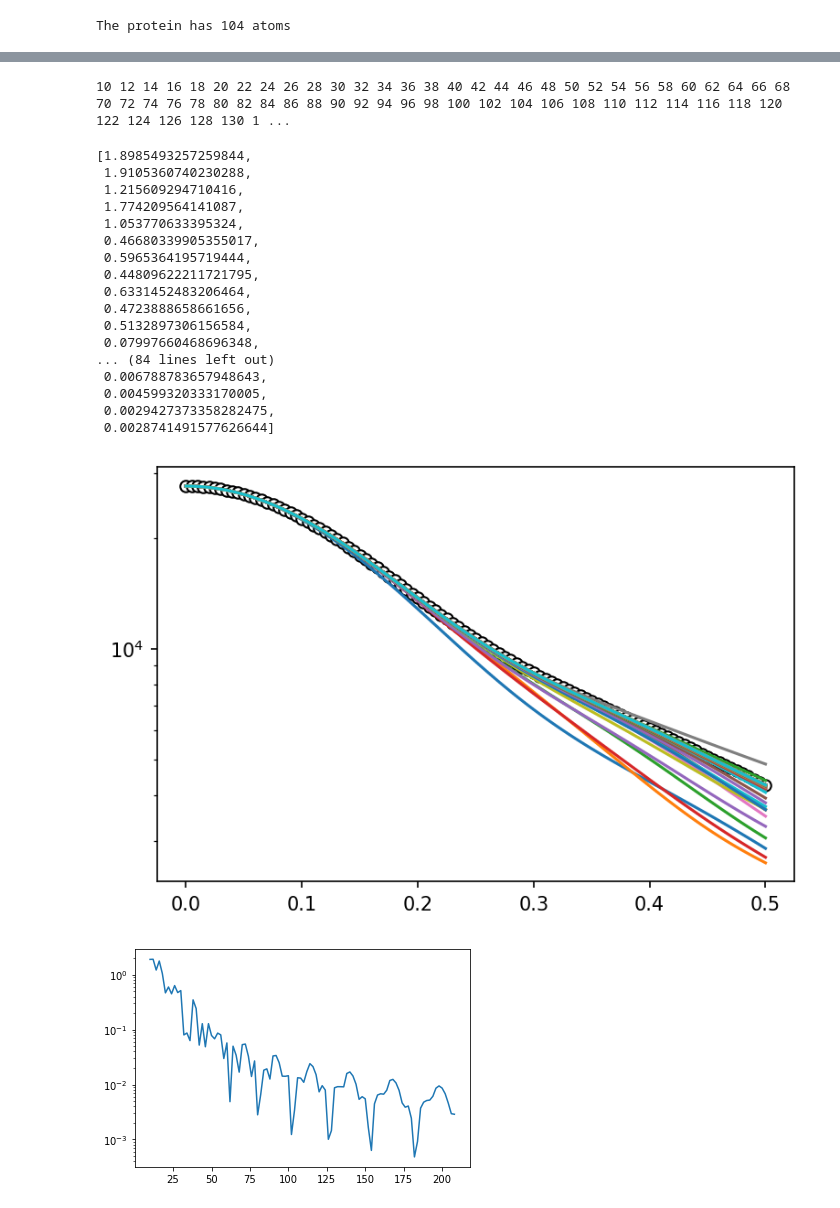
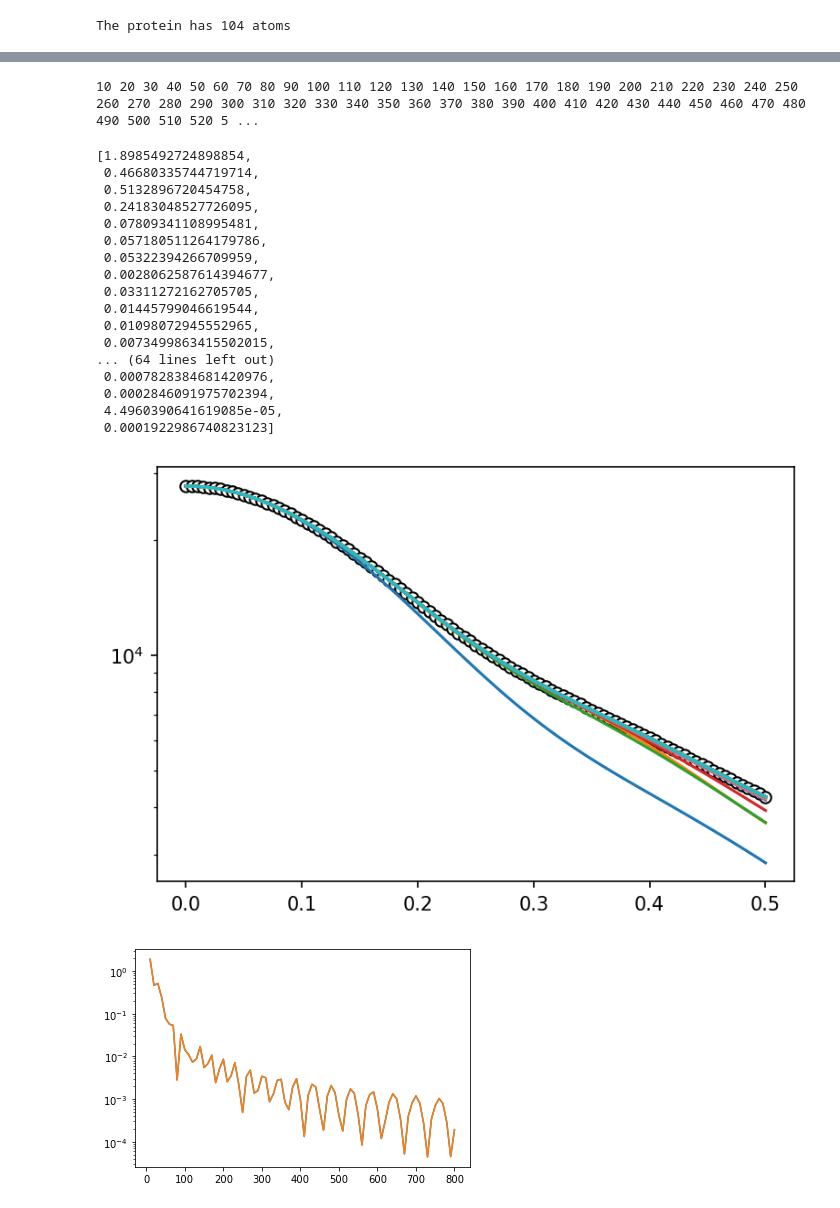
Before and after one commit to arnoldchan1/XS_calc, a Jupyter notebook: Test_spherical_harmonics.ipynb, the cells around one changed output, grey strips where cells are left out. Saved outputs shown, nothing was run; the diff lists cells and outputs as text; code cells hidden in the pictures.

Commit message:
Center xyz before exp eval, test numba and failed

```diff
--- a/Test_spherical_harmonics.ipynb
+++ b/Test_spherical_harmonics.ipynb
@@ -60,8 +60,14 @@ array([8176961.42066028, 8162174.47260291, 8117965.06670414,
 importlib.reload(XS_calc) # This reloads XS_calc
 from XS_calc import *     # This updates the functions in XS_calc
 
-def frame_XS_calc_exp(frame, env, mea, num_q_pt = 200, ignoreSASA=False, timing=False):
+def frame_XS_calc_exp(frame, env, mea, num_q_pt=200, center_xyz=True, ignoreSASA=False, timing=False):
     q_sphere = raster_unit_sphere(num_q_pt)
+
+    # Center xyz
+    if center_xyz:
+        xyz = frame.xyz - np.mean(frame.xyz, axis=0)
+    else:
+        xyz = frame.xyz
 
     t0 = time.time()
     if not ignoreSASA:
@@ -75,7 +81,7 @@ def frame_XS_calc_exp(frame, env, mea, num_q_pt = 200, ignoreSASA=False, timing=
     XS = np.zeros(np.shape(mea.q))
 
     for idx, q in enumerate(mea.q):
-        A = np.sum(FF_q[:,idx] * np.exp(-(1j) * q * np.dot(q_sphere, frame.xyz.T)), axis=1)
+        A = np.sum(FF_q[:,idx] * np.exp(-(1j) * q * np.dot(q_sphere, xyz.T)), axis=1)
         XS[idx] = np.mean(np.abs(A)**2)
     t3 = time.time()
     if timing:
@@ -130,8 +193,8 @@ def frame_XS_calc_fast(frame, env, mea, ignoreSASA=False, timing=False): # Calcu
 # %%
-U = mda.Universe('data/Ala10.pdb')
+U = mda.Universe('data/6lyz.pdb')
 traj = Trajectory(U, selection='protein', match_FoXS=False)
 frame = traj.Frames[0]
 env = Environment(c2=2)
 mea = Measurement(q = np.linspace(0.00, 0.5, num=101))
-# frame.SASA_calc(env, force_recalc=True)
+frame.SASA_calc(env, force_recalc=True)
 # %% [output]
@@ -185,35 +245,35 @@ plt.yscale('log')
 # %%
 XS2_diag = []
-XS2_error = []
-q_range = list(range(10, 210, 2))
+XS2_error2 = []
+q_range = list(range(10, 210, 10))
 for i in q_range:
     print(i, end=' ')
-    XS2_this = frame_XS_calc_exp(frame, env, mea, num_q_pt=i, timing=False)
+    XS2_this = frame_XS_calc_exp(frame, env, mea, num_q_pt=i, center_xyz=False, timing=False)
 #     print(XS2_this)
     XS2_diag.append(XS2_this)
-    XS2_error.append(np.sqrt(np.sum(((XS2_this - XS)/XS)**2)))
+    XS2_error2.append(np.sqrt(np.sum(((XS2_this - XS)/XS)**2)))
 # %% [output]
-10 12 14 16 18 20 22 24 26 28 30 32 34 36 38 40 42 44 46 48 50 52 54 56 58 60 62 64 66 68 70 72 74 76 78 80 82 84 86 88 90 92 94 96 98 100 102 104 106 108 110 112 114 116 118 120 122 124 126 128 130 1 ...
+10 20 30 40 50 60 70 80 90 100 110 120 130 140 150 160 170 180 190 200 210 220 230 240 250 260 270 280 290 300 310 320 330 340 350 360 370 380 390 400 410 420 430 440 450 460 470 480 490 500 510 520 5 ...
 # %%
 XS2_error
 # %% [output]
-[1.8985493257259844,
- 1.9105360740230288,
- 1.215609294710416,
- 1.774209564141087,
- 1.053770633395324,
- 0.46680339905355017,
- 0.5965364195719444,
- 0.44809622211721795,
- 0.6331452483206464,
- 0.4723888658661656,
- 0.5132897306156584,
- 0.07997660468696348,
-... (84 lines left out)
- 0.006788783657948643,
- 0.004599320333170005,
- 0.0029427373358282475,
- 0.0028741491577626644]
+[1.8985492724898854,
+ 0.46680335744719714,
+ 0.5132896720454758,
+ 0.24183048527726095,
+ 0.07809341108995481,
+ 0.057180511264179786,
+ 0.05322394266709959,
+ 0.0028062587614394677,
+ 0.03311272162705705,
+ 0.01445799046619544,
+ 0.01098072945552965,
+ 0.0073499863415502015,
+... (64 lines left out)
+ 0.0007828384681420976,
+ 0.0002846091975702394,
+ 4.4960390641619085e-05,
+ 0.0001922986740823123]
 # %%
 plt.figure(dpi=150)
 plt.plot(mea.q, XS, '-ok', markerfacecolor='w')
@@ -222,11 +282,12 @@ for idx, i in enumerate(q_range):
 plt.yscale('log')
 plt.show()
 # %% [output]
-[figure, old version]
+[figure, new version]
 # %%
 plt.figure()
 plt.plot(q_range, XS2_error)
+plt.plot(q_range, XS2_error2)
 plt.yscale('log')
 plt.show()
 # %% [output]
-[figure, old version]
+[figure, new version]
```
Also changed, not shown: parts of 8 cells of this notebook.
